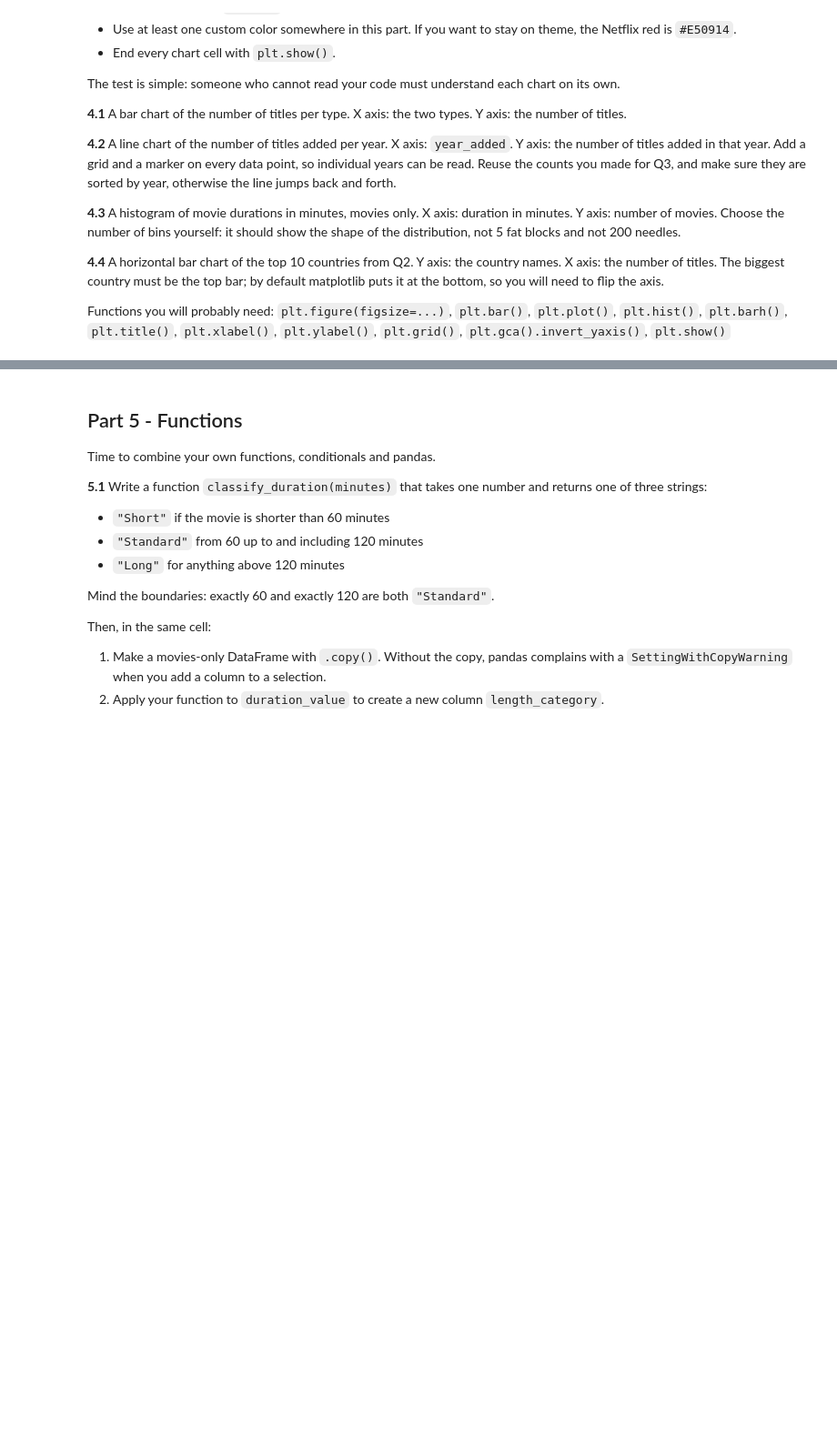
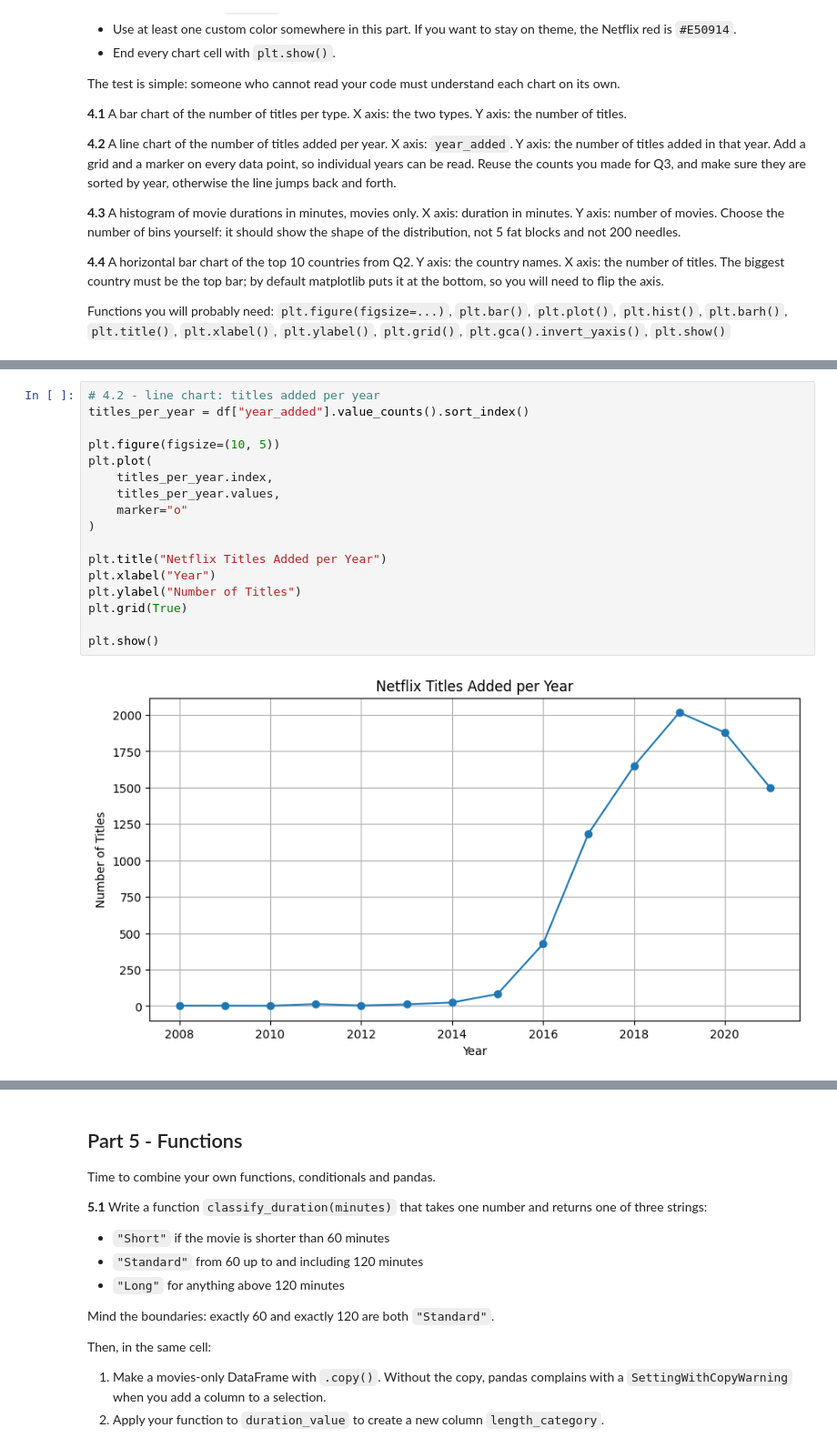
Before and after one commit to boryanakostadinova87-cyber/Final-Project-1, a Jupyter notebook: DS_FinalProject_Assignment.ipynb, the cells around one changed output, grey strips where cells are left out. Shown at 91% size. Cells and saved outputs as stored; diff of their text form; blank space fills up the shorter version.

```diff
--- a/DS_FinalProject_Assignment.ipynb
+++ b/DS_FinalProject_Assignment.ipynb
@@ -219,0 +492,19 @@ Functions you will probably need: `plt.figure(figsize=...)`, `plt.bar()`, `plt.p
+# %%
+# 4.2 - line chart: titles added per year
+titles_per_year = df["year_added"].value_counts().sort_index()
+
+plt.figure(figsize=(10, 5))
+plt.plot(
+    titles_per_year.index,
+    titles_per_year.values,
+    marker="o"
+)
+
+plt.title("Netflix Titles Added per Year")
+plt.xlabel("Year")
+plt.ylabel("Number of Titles")
+plt.grid(True)
+
+plt.show()
+# %% [output]
+[figure, added]
```
Also changed, not shown: parts of 34 cells of this notebook.
